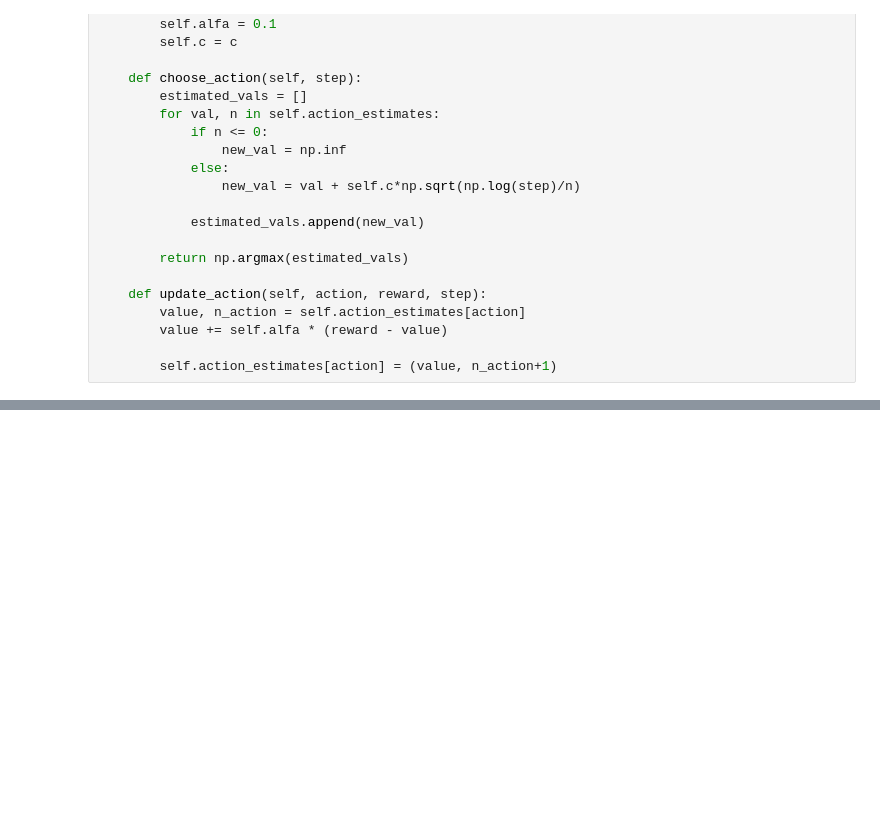
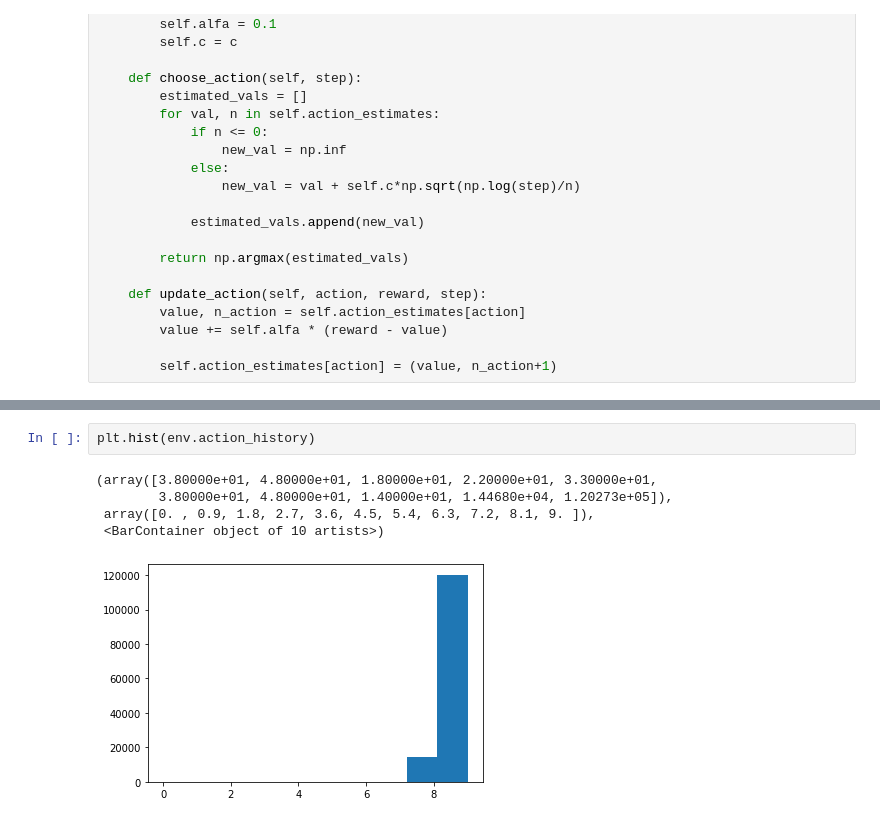
Before and after one commit to emiliocimino/reinforcement_learning, a Jupyter notebook: Chapter 2 - K Armed Bandit/Exercise 2.11.ipynb, the cells around one changed output, grey strips where cells are left out. Cells and saved outputs as stored; diff of their text form; blank space fills up the shorter version.

```diff
--- a/Chapter 2 - K Armed Bandit/Exercise 2.11.ipynb
+++ b/Chapter 2 - K Armed Bandit/Exercise 2.11.ipynb
@@ -187,0 +390,8 @@ env.plot_results()
+# %%
+plt.hist(env.action_history)
+# %% [output]
+(array([3.80000e+01, 4.80000e+01, 1.80000e+01, 2.20000e+01, 3.30000e+01,
+        3.80000e+01, 4.80000e+01, 1.40000e+01, 1.44680e+04, 1.20273e+05]),
+ array([0. , 0.9, 1.8, 2.7, 3.6, 4.5, 5.4, 6.3, 7.2, 8.1, 9. ]),
+ <BarContainer object of 10 artists>)
+[figure, added]
```
Also changed, not shown: parts of 11 cells of this notebook, 2 other files.
